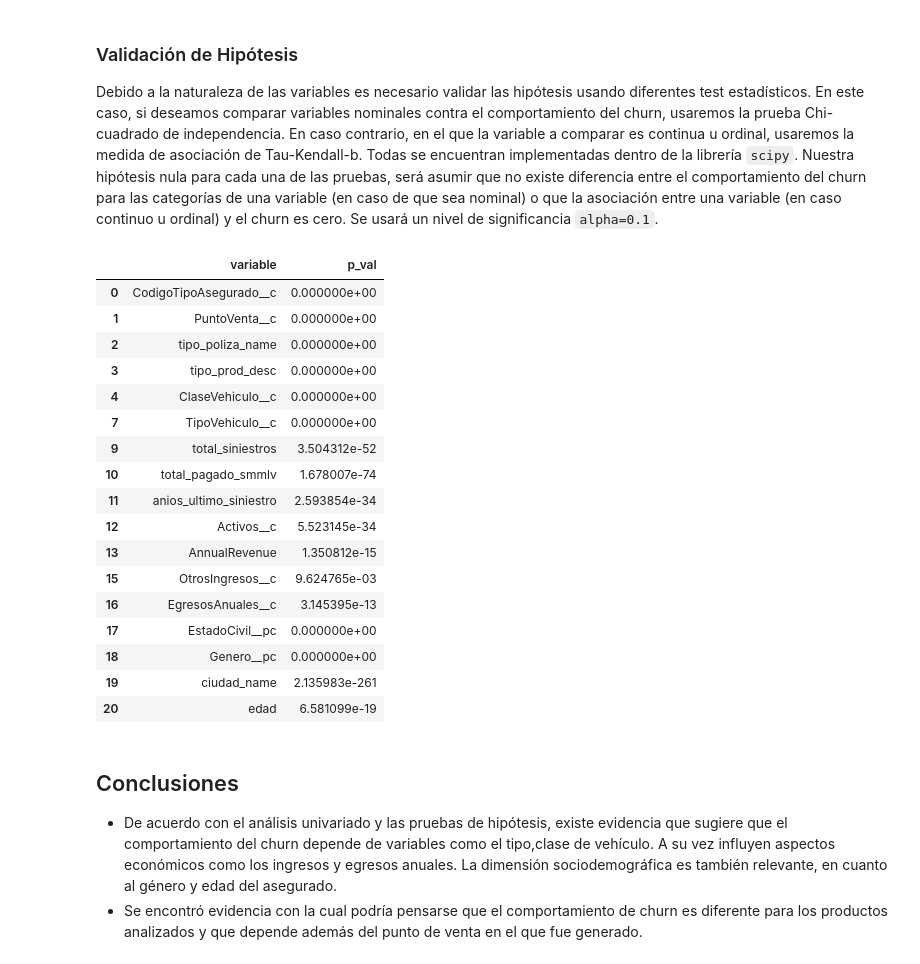
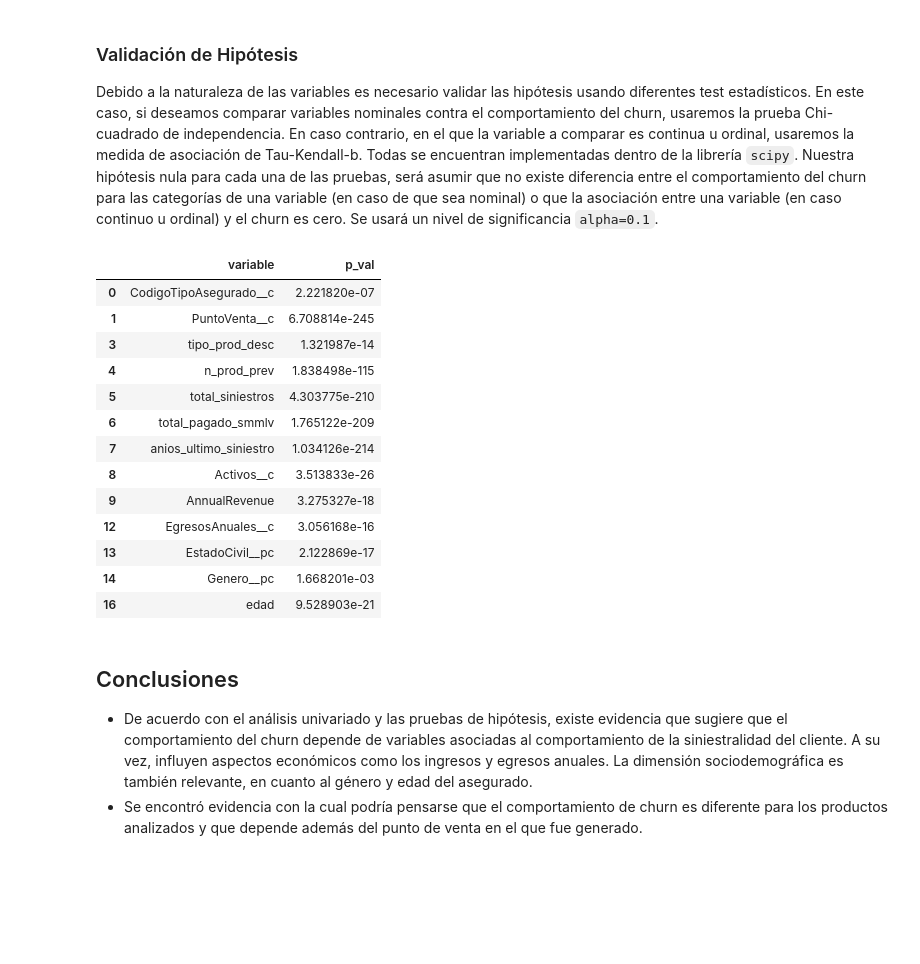
Before and after one commit to statscol/churn-pv-mvp, a Jupyter notebook: 02-Integración_de_data_y_analisis_exploratorio.ipynb, the cells around one changed output. Saved outputs shown, nothing was run; the diff lists cells and outputs as text; code cells hidden in the pictures; blank space fills up the shorter version.

```diff
--- a/02-Integración_de_data_y_analisis_exploratorio.ipynb
+++ b/02-Integración_de_data_y_analisis_exploratorio.ipynb
@@ -132,11 +120,10 @@ churn_data[['churn',str_cols[6]]]
 # %%
 fig = plt.figure(figsize=(25, 10))
-for idx,col in enumerate(str_cols):
-    print(idx)
+for idx,col in enumerate(num_cols):
     aux_data=churn_data[['churn',col]].fillna(0)
-    ax=fig.add_subplot(4,2,idx+1)
+    ax=fig.add_subplot(2,5,idx+1)
     plt.subplots_adjust(hspace = 0.5)
-    sns.histplot(x=col,hue="churn",data=aux_data,ax=ax,multiple="fill",stat="density",bins=10,palette={0:'gray',1:'darkred'})
+    g=sns.histplot(x=col,hue="churn",data=aux_data,ax=ax,multiple="fill",stat="density",bins=10,palette={0:'gray',1:'darkred'})
 
 
 fig.suptitle("Distribución de variables cuantitativas \n \n Detección de Churn",size=16);
@@ -155,10 +135,10 @@ fig.tight_layout()
 #size_grid=int(len(str_cols)/2)  if len(str_cols)%2==0 else int((len(str_cols)/2)+1)
 size_grid=2
 for idx,col in enumerate(str_cols):
-    aux_data=churn_data[['churn',col]].fillna("Nulo")
-    ax=fig.add_subplot(size_grid,1,idx+1)
-    plt.subplots_adjust(hspace = 2.5)
-    sns.countplot(x=col,hue="churn",dodge=False,data=churn_data,ax=ax,palette={0:'gray',1:'darkred'})
+    aux_data=churn_data[['churn',col]].fillna("otras")
+    ax=fig.add_subplot(2,5,idx+1)
+    plt.subplots_adjust(hspace = 0.8)
+    g=sns.histplot(x=col,hue="churn",data=aux_data,ax=ax,multiple="fill",stat="density",bins=10,palette={0:'gray',1:'darkred'})
     plt.xticks(rotation=90);
 
     del aux_data
@@ -190,53 +169,49 @@ Debido a la naturaleza de las variables es necesario validar las hipótesis usan
 # %%
 from scipy.stats import chi2_contingency,kendalltau
 # %%
-def get_differences(data,col_drop=['Asegurado__c','NumeroPoliza__c','Profesion__pc','FechaInicioVigencia__ctrim']):
+def get_differences(data,col_drop=['Asegurado__c','NumeroPoliza__c','Profesion__pc','FechaInicioVigencia__ctrim','ClaseVehiculo__c', 'MarcaVehiculo__c', 'MdeloVehiculo__c', 'TipoVehiculo__c']):
 
   c1=data.drop(columns=col_drop+["churn"]).columns.values.tolist()
   values=[]
   pv=[]
   for i in c1:
     data_aux=data[['churn',i]].dropna()
     if data[i].dtype=="O":
 
         g, p, dof, expctd = chi2_contingency(pd.crosstab(data_aux[i],data_aux['churn']))
         values.append("{} - churn | p.val ={:.2f}) usando {:.2%} de las filas (sin valores faltantes)".format(i,p,data_aux.shape[0]/data.shape[0]))
         pv.append(p)
     else:
         cor,p=kendalltau(data_aux[i],data_aux['churn'])
         values.append("{} - churn | correlation {:.2f} (p={:.2f}) usando {:.2%} de las filas (sin valores faltantes)".format(i,cor,p,data_aux.shape[0]/data.shape[0]))
         pv.append(p)
     del data_aux
 
   return(pd.DataFrame({'variable':c1,"p_val":pv}),values)
 
 resultados,mensaje=get_differences(churn_data)
 alpha=0.1 #nivel de significancia
 #Revisar en que variables existe evidencia que sugiere la posible existencia de diferencias en el comportamiento del churn por sus categorías.
 resultados[resultados['p_val']<alpha]
 # %% [output]
 |  | variable | p_val |
-| 0 | CodigoTipoAsegurado__c | 0.000000e+00 |
-| 1 | PuntoVenta__c | 0.000000e+00 |
-| 2 | tipo_poliza_name | 0.000000e+00 |
-| 3 | tipo_prod_desc | 0.000000e+00 |
-| 4 | ClaseVehiculo__c | 0.000000e+00 |
-| 7 | TipoVehiculo__c | 0.000000e+00 |
-| 9 | total_siniestros | 3.504312e-52 |
-| 10 | total_pagado_smmlv | 1.678007e-74 |
-| 11 | anios_ultimo_siniestro | 2.593854e-34 |
-| 12 | Activos__c | 5.523145e-34 |
-| 13 | AnnualRevenue | 1.350812e-15 |
-| 15 | OtrosIngresos__c | 9.624765e-03 |
-| 16 | EgresosAnuales__c | 3.145395e-13 |
-| 17 | EstadoCivil__pc | 0.000000e+00 |
-| 18 | Genero__pc | 0.000000e+00 |
-| 19 | ciudad_name | 2.135983e-261 |
-| 20 | edad | 6.581099e-19 |
+| 0 | CodigoTipoAsegurado__c | 2.221820e-07 |
+| 1 | PuntoVenta__c | 6.708814e-245 |
+| 3 | tipo_prod_desc | 1.321987e-14 |
+| 4 | n_prod_prev | 1.838498e-115 |
+| 5 | total_siniestros | 4.303775e-210 |
+| 6 | total_pagado_smmlv | 1.765122e-209 |
+| 7 | anios_ultimo_siniestro | 1.034126e-214 |
+| 8 | Activos__c | 3.513833e-26 |
+| 9 | AnnualRevenue | 3.275327e-18 |
+| 12 | EgresosAnuales__c | 3.056168e-16 |
+| 13 | EstadoCivil__pc | 2.122869e-17 |
+| 14 | Genero__pc | 1.668201e-03 |
+| 16 | edad | 9.528903e-21 |
 # %% [markdown]
 ## Conclusiones
 
-- De acuerdo con el análisis univariado y las pruebas de hipótesis, existe evidencia que sugiere que el comportamiento del churn depende de variables como el tipo,clase de vehículo. A su vez influyen aspectos económicos como los ingresos y egresos anuales. La dimensión sociodemográfica es también relevante, en cuanto al género y edad del asegurado.
+- De acuerdo con el análisis univariado y las pruebas de hipótesis, existe evidencia que sugiere que el comportamiento del churn depende de variables asociadas al comportamiento de la siniestralidad del cliente. A su vez, influyen aspectos económicos como los ingresos y egresos anuales. La dimensión sociodemográfica es también relevante, en cuanto al género y edad del asegurado.
 - Se encontró evidencia con la cual podría pensarse que el comportamiento de churn es diferente para los productos analizados y que depende además del punto de venta en el que fue generado.
 # %%
 ## Exportar data para modelación
```
Also changed, not shown: parts of 6 cells of this notebook, 8 other files.
